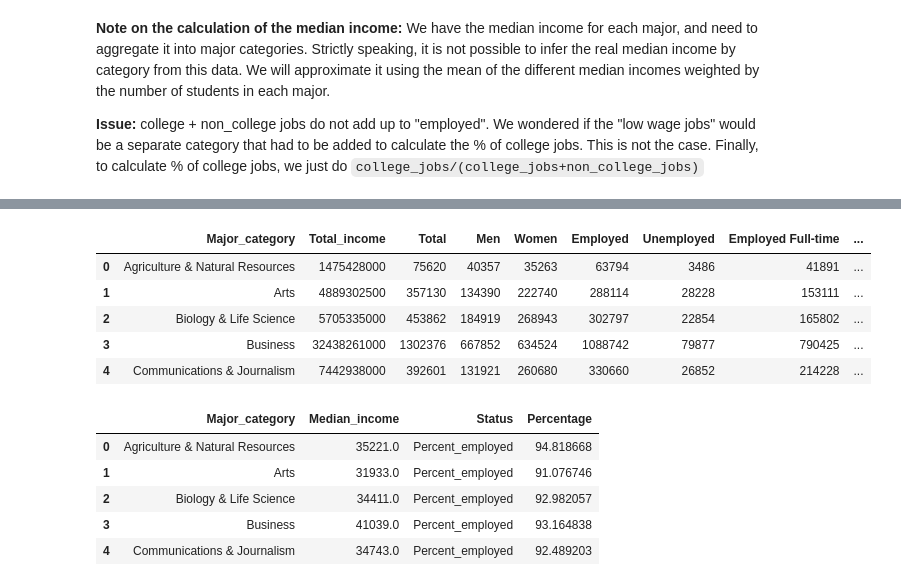
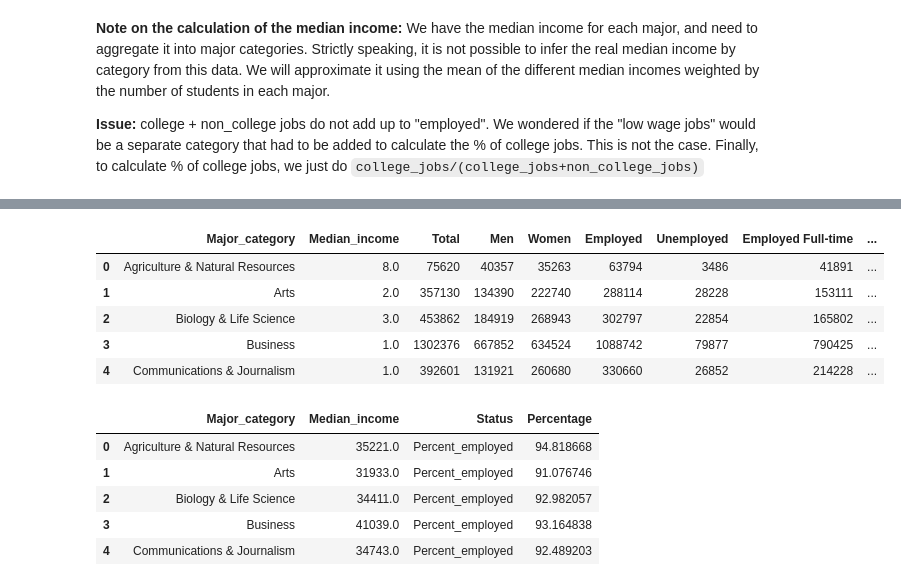
Before and after one commit to marcostorrework/marcostorrework.github.io, a Jupyter notebook: dashboard.ipynb, the cells around one changed output, grey strips where cells are left out. Drawn from its saved outputs; the diff is of its cells as text; code cells hidden in the pictures.

```diff
--- a/dashboard.ipynb
+++ b/dashboard.ipynb
@@ -223,28 +223,28 @@ recent_grads.head()
 # %%
 # sum_cols = ['Total', 'Men', 'Women', 'Employed', 'Unemployed', 'College_jobs', 'Non_college_jobs', 'Low_wage_jobs']
 
-df_cat = recent_grads.groupby('Major_category').agg({'Total_income': 'sum', 'Total': 'sum', 'Men': 'sum', 'Women': 'sum',
+df_cat = recent_grads.groupby('Major_category').agg({'Median_income': 'sum', 'Total': 'sum', 'Men': 'sum', 'Women': 'sum',
                     'Employed': 'sum', 'Unemployed': 'sum', 'Employed Full-time': 'sum', 'College_jobs': 'sum',
-                    'Non_college_jobs': 'sum', 'Low_wage_jobs': 'sum'})
+                    'Non_college_jobs': 'sum', 'income: low-wage': 'sum'})
 df_cat.reset_index(level=0, inplace=True)
 
 # See note above about the approximation of median income by category
-df_cat['Median_income'] = round(df_cat['Total_income'] / df_cat['Employed Full-time'])
+df_cat['Median_income'] = round(df_cat['Median_income'] / df_cat['Employed Full-time'])
 df_cat['Percent_employed'] = (df_cat['Employed'] / (df_cat['Employed'] + df_cat['Unemployed']))*100
 df_cat['Percent_unemployed'] = (df_cat['Unemployed'] / (df_cat['Employed'] + df_cat['Unemployed']))*100
 df_cat['Percent_men'] = (df_cat['Men'] / (df_cat['Men'] + df_cat['Women']))*100
 df_cat['Percent_women'] = (df_cat['Women'] / (df_cat['Men'] + df_cat['Women']))*100
 df_cat['Percent_college_jobs'] = (df_cat['College_jobs'] / (df_cat['College_jobs'] + df_cat['Non_college_jobs']))*100
 df_cat['Percent_non_college_jobs'] = (df_cat['Non_college_jobs'] / (df_cat['College_jobs'] + df_cat['Non_college_jobs']))*100
 # df_cat['Percent_low_wage_jobs'] = df_cat['Low_wage_jobs'] / (df_cat['College_jobs'] + df_cat['Non_college_jobs'] + df_cat['Low_wage_jobs'])
 df_cat.head()
 # %% [output]
-|  | Major_category | Total_income | Total | Men | Women | Employed | Unemployed | Employed Full-time | ... |
-| 0 | Agriculture & Natural Resources | 1475428000 | 75620 | 40357 | 35263 | 63794 | 3486 | 41891 | ... |
-| 1 | Arts | 4889302500 | 357130 | 134390 | 222740 | 288114 | 28228 | 153111 | ... |
-| 2 | Biology & Life Science | 5705335000 | 453862 | 184919 | 268943 | 302797 | 22854 | 165802 | ... |
-| 3 | Business | 32438261000 | 1302376 | 667852 | 634524 | 1088742 | 79877 | 790425 | ... |
-| 4 | Communications & Journalism | 7442938000 | 392601 | 131921 | 260680 | 330660 | 26852 | 214228 | ... |
+|  | Major_category | Median_income | Total | Men | Women | Employed | Unemployed | Employed Full-time | ... |
+| 0 | Agriculture & Natural Resources | 8.0 | 75620 | 40357 | 35263 | 63794 | 3486 | 41891 | ... |
+| 1 | Arts | 2.0 | 357130 | 134390 | 222740 | 288114 | 28228 | 153111 | ... |
+| 2 | Biology & Life Science | 3.0 | 453862 | 184919 | 268943 | 302797 | 22854 | 165802 | ... |
+| 3 | Business | 1.0 | 1302376 | 667852 | 634524 | 1088742 | 79877 | 790425 | ... |
+| 4 | Communications & Journalism | 1.0 | 392601 | 131921 | 260680 | 330660 | 26852 | 214228 | ... |
 # %%
 # Required for stacked bar chart: Data set with separate rows for "Percent_employed" and "Percent_unemployed"
 df_cat_E = pd.melt(df_cat, id_vars=['Major_category', 'Median_income'], value_vars=['Percent_employed', 'Percent_unemployed'],
```
Also changed, not shown: parts of 3 cells of this notebook, 16 other files.
